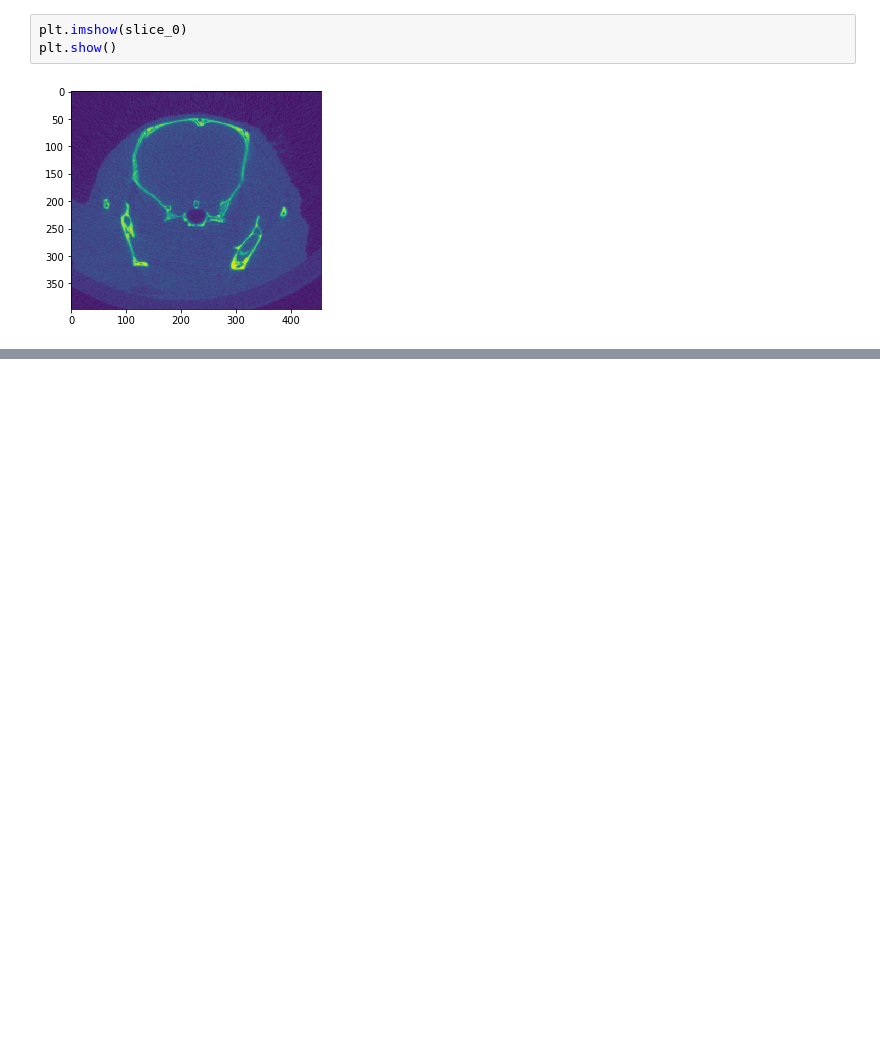
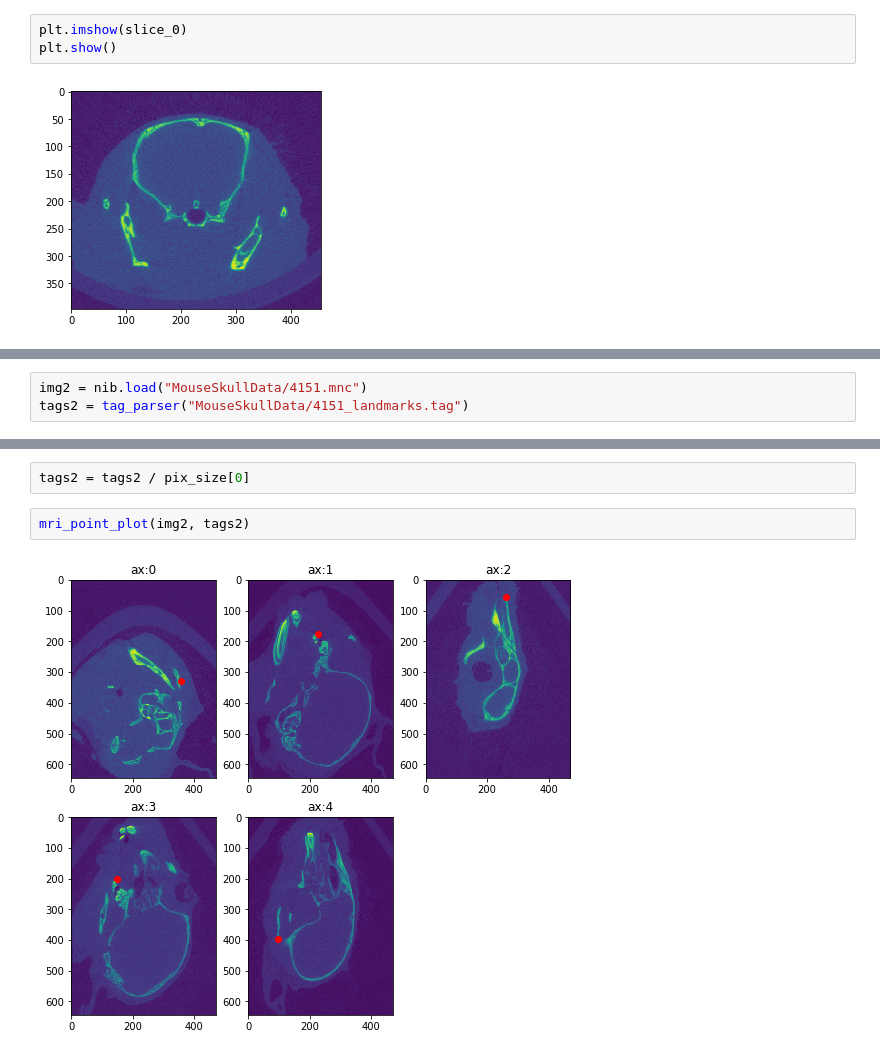
Before and after one commit to 3DLables/3DLabeler, a Jupyter notebook: EDA.ipynb, the cells around one changed output, grey strips where cells are left out. Drawn from its saved outputs; the diff is of its cells as text; blank space fills up the shorter version.

```diff
--- a/EDA.ipynb
+++ b/EDA.ipynb
@@ -42,0 +144,3 @@ plt.show()
+# %%
+img2 = nib.load("MouseSkullData/4151.mnc")
+tags2 = tag_parser("MouseSkullData/4151_landmarks.tag")
@@ -42,0 +153,6 @@ plt.show()
+# %%
+tags2 = tags2 / pix_size[0]
+# %%
+mri_point_plot(img2, tags2)
+# %% [output]
+[figure, added]
```
Also changed, not shown: parts of 22 cells of this notebook, 1 other file.
